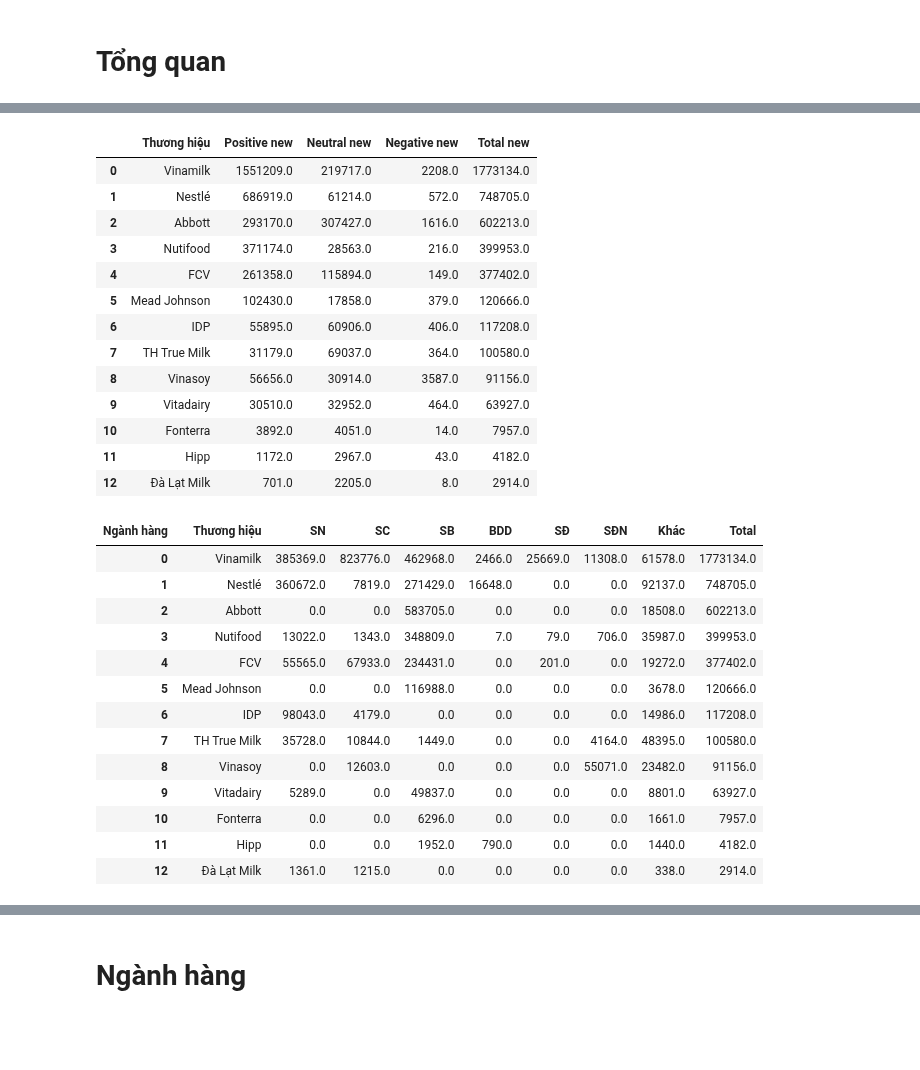
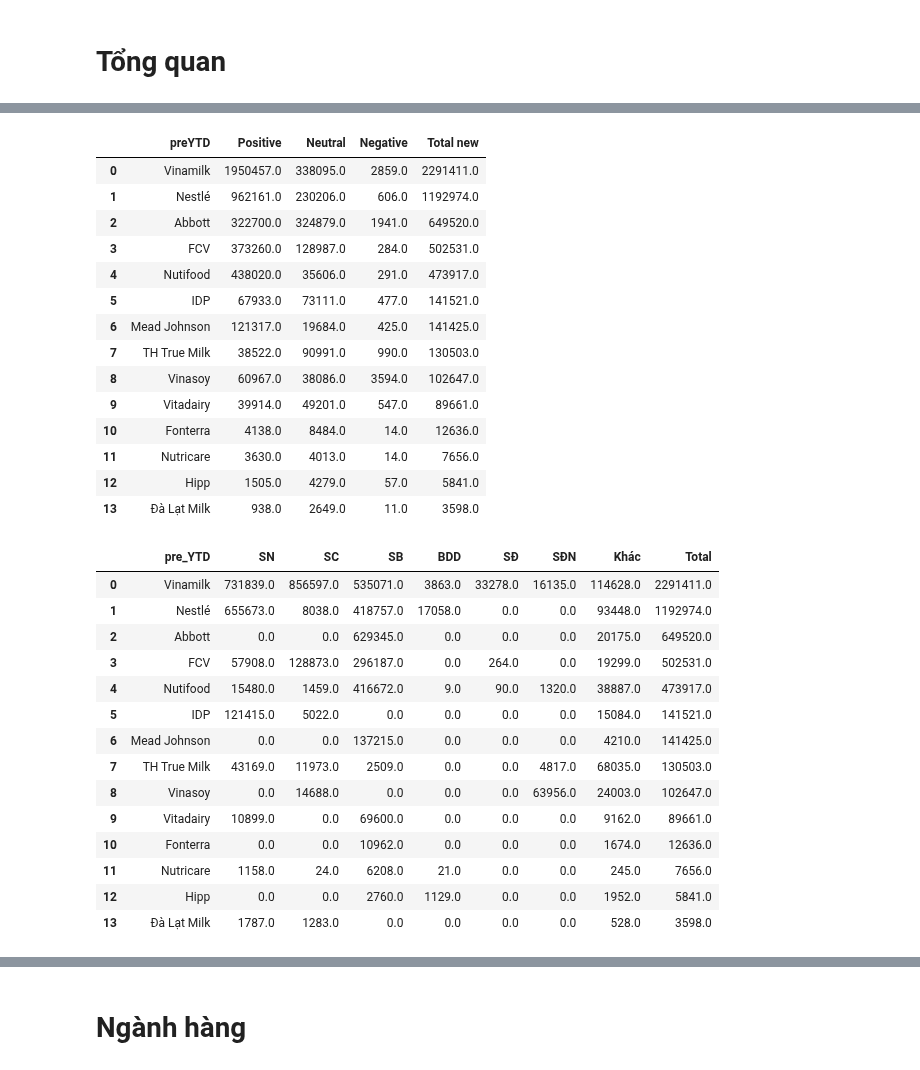
Before and after one commit to kimhueee/Brand-Social-Listening, a Jupyter notebook: Monthly Vinamilk.ipynb, the cells around one changed output, grey strips where cells are left out. Saved outputs shown, nothing was run; the diff lists cells and outputs as text; code cells hidden in the pictures; blank space fills up the shorter version.

```diff
--- a/Monthly Vinamilk.ipynb
+++ b/Monthly Vinamilk.ipynb
@@ -2,9 +2,9 @@
 import pandas as pd
 import re
 # %%
-sh_sentiment = pd.read_excel(r"C:\Users\Kompa-KTelt056\Desktop\Data Kompa\Vinamilk\Tính 23.07.2024.xlsx", sheet_name='Sentiment')
-sh_relevant = pd.read_excel(r"C:\Users\Kompa-KTelt056\Desktop\Data Kompa\Vinamilk\Tính 23.07.2024.xlsx", sheet_name='Relevant')
-sh_channel = pd.read_excel(r"C:\Users\Kompa-KTelt056\Desktop\Data Kompa\Vinamilk\Tính 23.07.2024.xlsx", sheet_name='Channel')
+sh_sentiment = pd.read_excel(r"C:\Users\Kompa-KTelt056\Desktop\Data Kompa\Vinamilk\Tính 20.08.2024.xlsx", sheet_name='Sentiment')
+sh_relevant = pd.read_excel(r"C:\Users\Kompa-KTelt056\Desktop\Data Kompa\Vinamilk\Tính 20.08.2024.xlsx", sheet_name='Relevant')
+sh_channel = pd.read_excel(r"C:\Users\Kompa-KTelt056\Desktop\Data Kompa\Vinamilk\Tính 20.08.2024.xlsx", sheet_name='Channel')
 # %% [markdown]
 # Phân tích biến
 # %% [markdown]
@@ -226,11 +226,11 @@ Name: Ghi chú, Length: 292, dtype: int64
 # %% [markdown]
 # Tổng quan
 # %%
-month = "06/2024"
+month = "07/2024"
 year = "2024"
 
-pre_month = "06/2023"
-pre_ytd = ['01/2023','02/2023','03/2023','04/2023','05/2023','06/2023']
+pre_month = '07/2023'
+pre_ytd = ['01/2023','02/2023','03/2023','04/2023','05/2023','06/2023','07/2023']
 pre_year = "2023"
 # %%
 exclude_brands = ["Hoff", "Betagen", "Yakult"]
@@ -310,20 +315,22 @@ with pd.ExcelWriter(r"C:\Users\Kompa-KTelt056\Desktop\Data Kompa\Vinamilk\final.
 # %%
 #Sắc thái thảo luận của các thương hiệu pre-YTD
 filtered_sh_sentiment_pre_ytd = sh_sentiment[(sh_sentiment["Thời gian"].isin(pre_ytd)) & ~sh_sentiment["Thương hiệu"].isin(exclude_brands)]
-sent_pre_ytd = filtered_sh_sentiment_pre_ytd.groupby(["Thương hiệu"]).agg({"Positive new": "sum","Neutral new": "sum","Negative new": "sum","Total new": "sum"}).sort_values(by="Total new",ascending=False).reset_index().round()
-sent_pre_ytd
+brand_sent_pre_ytd = filtered_sh_sentiment_pre_ytd.groupby(["Thương hiệu"]).agg({"Positive new": "sum","Neutral new": "sum","Negative new": "sum","Total new": "sum"}).sort_values(by="Total new",ascending=False).reset_index().round()
+brand_sent_pre_ytd.columns =['preYTD','Positive','Neutral','Negative','Total new']
+brand_sent_pre_ytd
 # %% [output]
-|  | Thương hiệu | Positive new | Neutral new | Negative new | Total new |
-| 0 | Vinamilk | 1551209.0 | 219717.0 | 2208.0 | 1773134.0 |
-| 1 | Nestlé | 686919.0 | 61214.0 | 572.0 | 748705.0 |
-| 2 | Abbott | 293170.0 | 307427.0 | 1616.0 | 602213.0 |
-| 3 | Nutifood | 371174.0 | 28563.0 | 216.0 | 399953.0 |
-| 4 | FCV | 261358.0 | 115894.0 | 149.0 | 377402.0 |
-| 5 | Mead Johnson | 102430.0 | 17858.0 | 379.0 | 120666.0 |
-| 6 | IDP | 55895.0 | 60906.0 | 406.0 | 117208.0 |
-| 7 | TH True Milk | 31179.0 | 69037.0 | 364.0 | 100580.0 |
-| 8 | Vinasoy | 56656.0 | 30914.0 | 3587.0 | 91156.0 |
-| 9 | Vitadairy | 30510.0 | 32952.0 | 464.0 | 63927.0 |
-| 10 | Fonterra | 3892.0 | 4051.0 | 14.0 | 7957.0 |
-| 11 | Hipp | 1172.0 | 2967.0 | 43.0 | 4182.0 |
-| 12 | Đà Lạt Milk | 701.0 | 2205.0 | 8.0 | 2914.0 |
+|  | preYTD | Positive | Neutral | Negative | Total new |
+| 0 | Vinamilk | 1950457.0 | 338095.0 | 2859.0 | 2291411.0 |
+| 1 | Nestlé | 962161.0 | 230206.0 | 606.0 | 1192974.0 |
+| 2 | Abbott | 322700.0 | 324879.0 | 1941.0 | 649520.0 |
+| 3 | FCV | 373260.0 | 128987.0 | 284.0 | 502531.0 |
+| 4 | Nutifood | 438020.0 | 35606.0 | 291.0 | 473917.0 |
+| 5 | IDP | 67933.0 | 73111.0 | 477.0 | 141521.0 |
+| 6 | Mead Johnson | 121317.0 | 19684.0 | 425.0 | 141425.0 |
+| 7 | TH True Milk | 38522.0 | 90991.0 | 990.0 | 130503.0 |
+| 8 | Vinasoy | 60967.0 | 38086.0 | 3594.0 | 102647.0 |
+| 9 | Vitadairy | 39914.0 | 49201.0 | 547.0 | 89661.0 |
+| 10 | Fonterra | 4138.0 | 8484.0 | 14.0 | 12636.0 |
+| 11 | Nutricare | 3630.0 | 4013.0 | 14.0 | 7656.0 |
+| 12 | Hipp | 1505.0 | 4279.0 | 57.0 | 5841.0 |
+| 13 | Đà Lạt Milk | 938.0 | 2649.0 | 11.0 | 3598.0 |
@@ -333,26 +337,28 @@ with pd.ExcelWriter(r"C:\Users\Kompa-KTelt056\Desktop\Data Kompa\Vinamilk\final.
 # %%
 #Category_pre-YTD
 filtered_sh_sentiment = sh_sentiment[(sh_sentiment["Thời gian"].isin(pre_ytd) & ~sh_sentiment["Thương hiệu"].isin(exclude_brands))]
 cate = filtered_sh_sentiment.pivot_table(index='Thương hiệu', columns='Ngành hàng', values='Total new', aggfunc='sum').round(decimals=0).fillna(0)
 cate['Total'] = cate.sum(axis=1)
 cate = cate.sort_values(by="Total",ascending=False)
 cate.reset_index(inplace=True)
 cate['BDD'] = cate[['BDD','BAD']].sum(axis=1)
 cate['Khác'] = cate['Total'] - cate[['SN','SC','SB','BDD','SĐ','SĐN']].sum(axis=1)
 cate = cate[['Thương hiệu','SN','SC','SB','BDD','SĐ','SĐN','Khác','Total']]
+cate.columns = ['pre_YTD','SN','SC','SB','BDD','SĐ','SĐN','Khác','Total']
 cate
 # %% [output]
-| Ngành hàng | Thương hiệu | SN | SC | SB | BDD | SĐ | SĐN | Khác | Total |
-| 0 | Vinamilk | 385369.0 | 823776.0 | 462968.0 | 2466.0 | 25669.0 | 11308.0 | 61578.0 | 1773134.0 |
-| 1 | Nestlé | 360672.0 | 7819.0 | 271429.0 | 16648.0 | 0.0 | 0.0 | 92137.0 | 748705.0 |
-| 2 | Abbott | 0.0 | 0.0 | 583705.0 | 0.0 | 0.0 | 0.0 | 18508.0 | 602213.0 |
-| 3 | Nutifood | 13022.0 | 1343.0 | 348809.0 | 7.0 | 79.0 | 706.0 | 35987.0 | 399953.0 |
-| 4 | FCV | 55565.0 | 67933.0 | 234431.0 | 0.0 | 201.0 | 0.0 | 19272.0 | 377402.0 |
-| 5 | Mead Johnson | 0.0 | 0.0 | 116988.0 | 0.0 | 0.0 | 0.0 | 3678.0 | 120666.0 |
-| 6 | IDP | 98043.0 | 4179.0 | 0.0 | 0.0 | 0.0 | 0.0 | 14986.0 | 117208.0 |
-| 7 | TH True Milk | 35728.0 | 10844.0 | 1449.0 | 0.0 | 0.0 | 4164.0 | 48395.0 | 100580.0 |
-| 8 | Vinasoy | 0.0 | 12603.0 | 0.0 | 0.0 | 0.0 | 55071.0 | 23482.0 | 91156.0 |
-| 9 | Vitadairy | 5289.0 | 0.0 | 49837.0 | 0.0 | 0.0 | 0.0 | 8801.0 | 63927.0 |
-| 10 | Fonterra | 0.0 | 0.0 | 6296.0 | 0.0 | 0.0 | 0.0 | 1661.0 | 7957.0 |
-| 11 | Hipp | 0.0 | 0.0 | 1952.0 | 790.0 | 0.0 | 0.0 | 1440.0 | 4182.0 |
-| 12 | Đà Lạt Milk | 1361.0 | 1215.0 | 0.0 | 0.0 | 0.0 | 0.0 | 338.0 | 2914.0 |
+|  | pre_YTD | SN | SC | SB | BDD | SĐ | SĐN | Khác | Total |
+| 0 | Vinamilk | 731839.0 | 856597.0 | 535071.0 | 3863.0 | 33278.0 | 16135.0 | 114628.0 | 2291411.0 |
+| 1 | Nestlé | 655673.0 | 8038.0 | 418757.0 | 17058.0 | 0.0 | 0.0 | 93448.0 | 1192974.0 |
+| 2 | Abbott | 0.0 | 0.0 | 629345.0 | 0.0 | 0.0 | 0.0 | 20175.0 | 649520.0 |
+| 3 | FCV | 57908.0 | 128873.0 | 296187.0 | 0.0 | 264.0 | 0.0 | 19299.0 | 502531.0 |
+| 4 | Nutifood | 15480.0 | 1459.0 | 416672.0 | 9.0 | 90.0 | 1320.0 | 38887.0 | 473917.0 |
+| 5 | IDP | 121415.0 | 5022.0 | 0.0 | 0.0 | 0.0 | 0.0 | 15084.0 | 141521.0 |
+| 6 | Mead Johnson | 0.0 | 0.0 | 137215.0 | 0.0 | 0.0 | 0.0 | 4210.0 | 141425.0 |
+| 7 | TH True Milk | 43169.0 | 11973.0 | 2509.0 | 0.0 | 0.0 | 4817.0 | 68035.0 | 130503.0 |
+| 8 | Vinasoy | 0.0 | 14688.0 | 0.0 | 0.0 | 0.0 | 63956.0 | 24003.0 | 102647.0 |
+| 9 | Vitadairy | 10899.0 | 0.0 | 69600.0 | 0.0 | 0.0 | 0.0 | 9162.0 | 89661.0 |
+| 10 | Fonterra | 0.0 | 0.0 | 10962.0 | 0.0 | 0.0 | 0.0 | 1674.0 | 12636.0 |
+| 11 | Nutricare | 1158.0 | 24.0 | 6208.0 | 21.0 | 0.0 | 0.0 | 245.0 | 7656.0 |
+| 12 | Hipp | 0.0 | 0.0 | 2760.0 | 1129.0 | 0.0 | 0.0 | 1952.0 | 5841.0 |
+| 13 | Đà Lạt Milk | 1787.0 | 1283.0 | 0.0 | 0.0 | 0.0 | 0.0 | 528.0 | 3598.0 |
```
Also changed, not shown: parts of 34 cells of this notebook.
